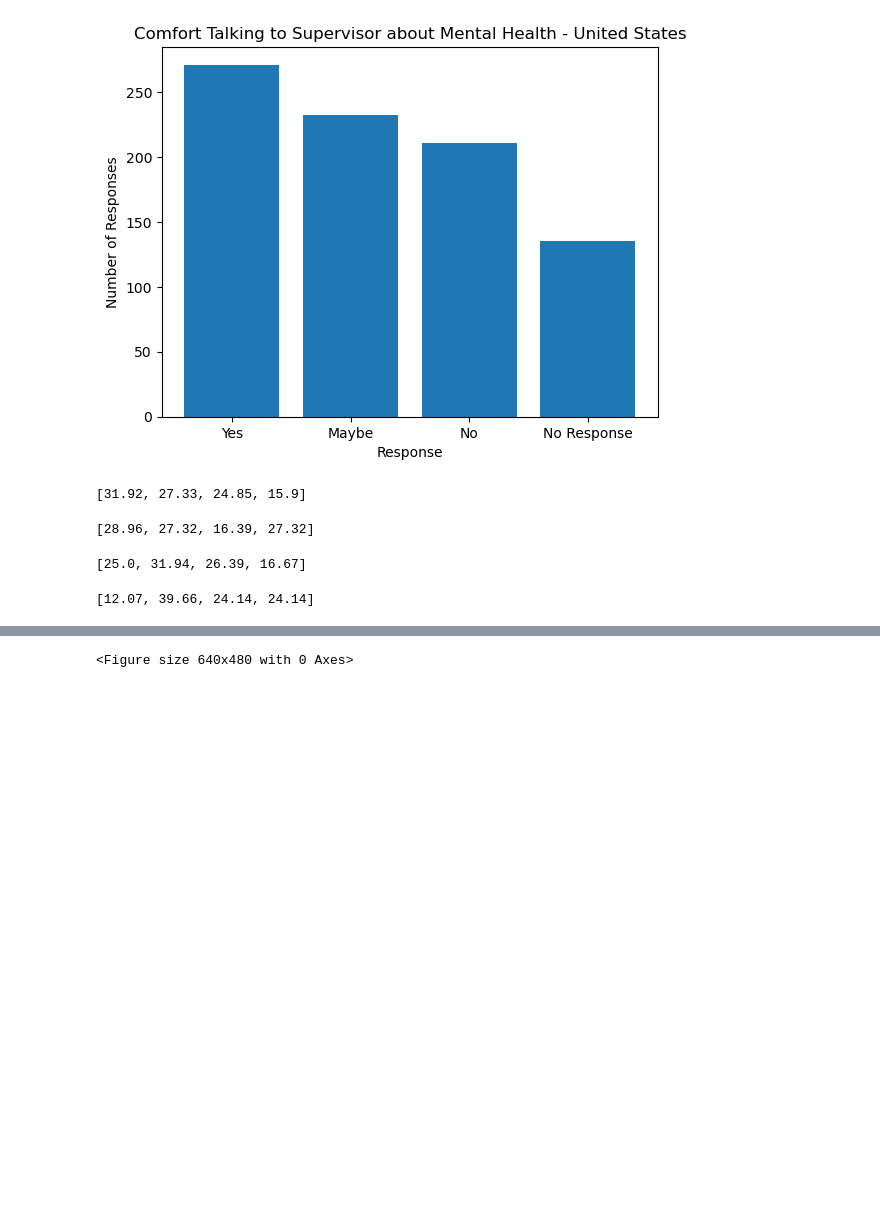
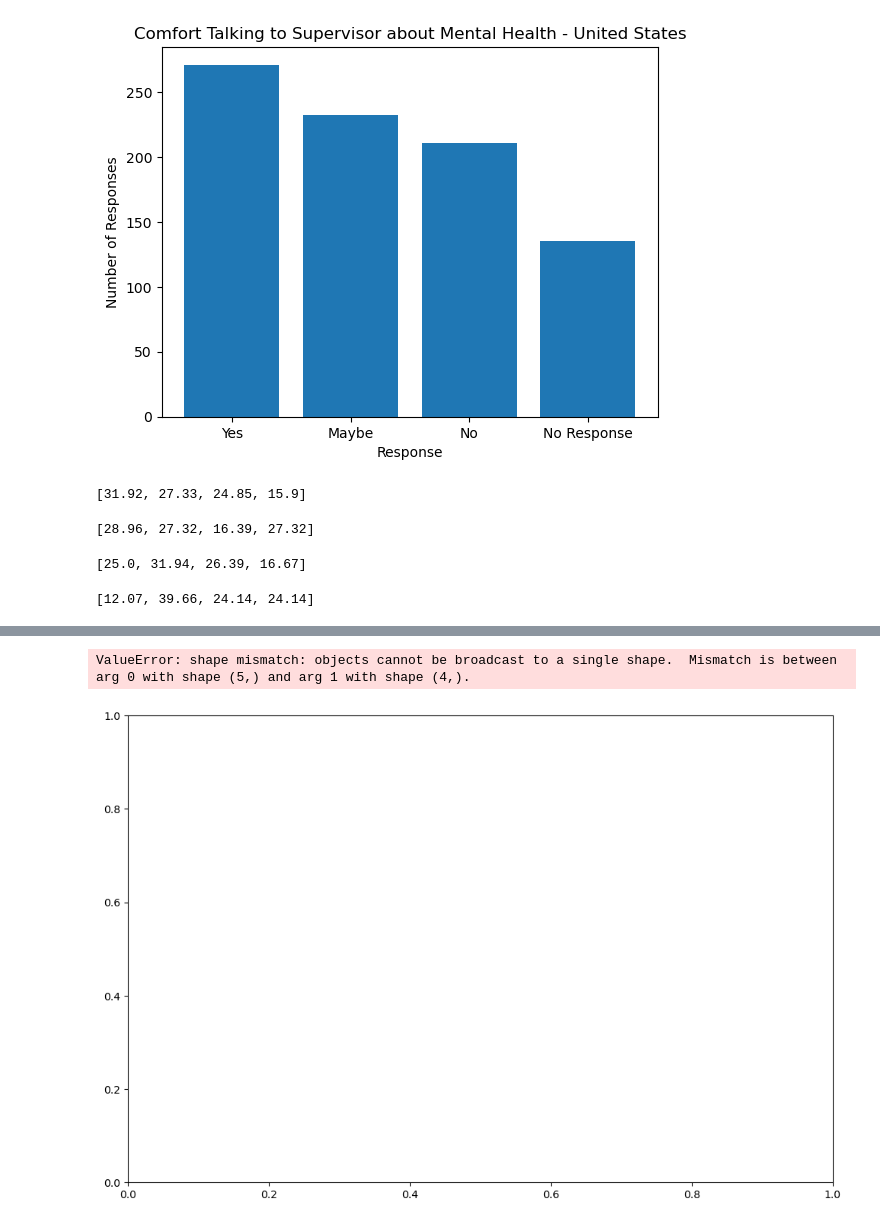
Before and after one commit to SecondHandSushi/Project-1-Mental-Tech, a Jupyter notebook: Country Analysis.ipynb, the cells around one changed output, grey strips where cells are left out. Cells and saved outputs as stored; diff of their text form; code cells hidden in the pictures; blank space fills up the shorter version.

```diff
--- a/Country Analysis.ipynb
+++ b/Country Analysis.ipynb
@@ -285,12 +366,41 @@ SyntaxError: invalid decimal literal (3707384189.py, line 5)
 # %%
-#Create a bar chart showing percentage of responses
+#List for countries
+countries = ['USA', 'United Kingdom', 'Canada', 'Germany', 'Netherlands']
 
-top_countries.drop('total_responses', axis=1).plot(kind='bar', stacked=False, figsize=(12, 8))
-plt.title('Top 5 Countries with Most Responses')
-plt.xlabel('Country')
-plt.ylabel('Response Count')
-plt.legend(title='Response Category')
-plt.savefig("Figures/Top_5_Countries.png")
-plt.show()
+usa_responses = [31.92, 27.33, 24.85, 15.9]
+uk_responses = [28.96, 27.32, 16.39, 27.32]
+canada_responses = [25.0, 31.94, 26.39, 16.67]
+germany_responses = [12.07, 39.66, 24.14, 24.14]
+netherlands_responses = [31.92, 27.33, 24.85, 15.9]
+
+# Set up the figure and axis
+fig, ax = plt.subplots(figsize=(12, 8))
+
+# Define width for the bars
+bar_width = 0.2
+
+# Set positions for the bars on x-axis
+r1 = np.arange(len(countries))
+r2 = [x + bar_width for x in r1]
+r3 = [x + bar_width*2 for x in r1]
+r4 = [x + bar_width*3 for x in r1]
+r5 = [x + bar_width*4 for x in r1]
+
+# Plot the bars for each country
+plt.bar(r1, usa_responses, width=bar_width, edgecolor='grey', label='USA')
+plt.bar(r2, uk_responses, width=bar_width, edgecolor='grey', label='UK')
+plt.bar(r3, canada_responses, width=bar_width, edgecolor='grey', label='Canada')
+plt.bar(r4, germany_responses, width=bar_width, edgecolor='grey', label='Germany')
+plt.bar(r5, netherlands_responses, width=bar_width, edgecolor='grey', label='Netherlands')
+
+# Customize the plot
+plt.xlabel('Countries', fontweight='bold')
+plt.ylabel('Percentage (%)', fontweight='bold')
+plt.xticks([r + bar_width*2 for r in range(len(countries))], countries)
+plt.title("Percentage of Responses Based on Top 5 Countries' Responses")
+plt.legend()
+
+# Show the plot
 # %% [output]
-<Figure size 640x480 with 0 Axes>
+ValueError: shape mismatch: objects cannot be broadcast to a single shape.  Mismatch is between arg 0 with shape (5,) and arg 1 with shape (4,).
+[figure, added]
```
Also changed, not shown: parts of 4 cells of this notebook, 2 other files.
